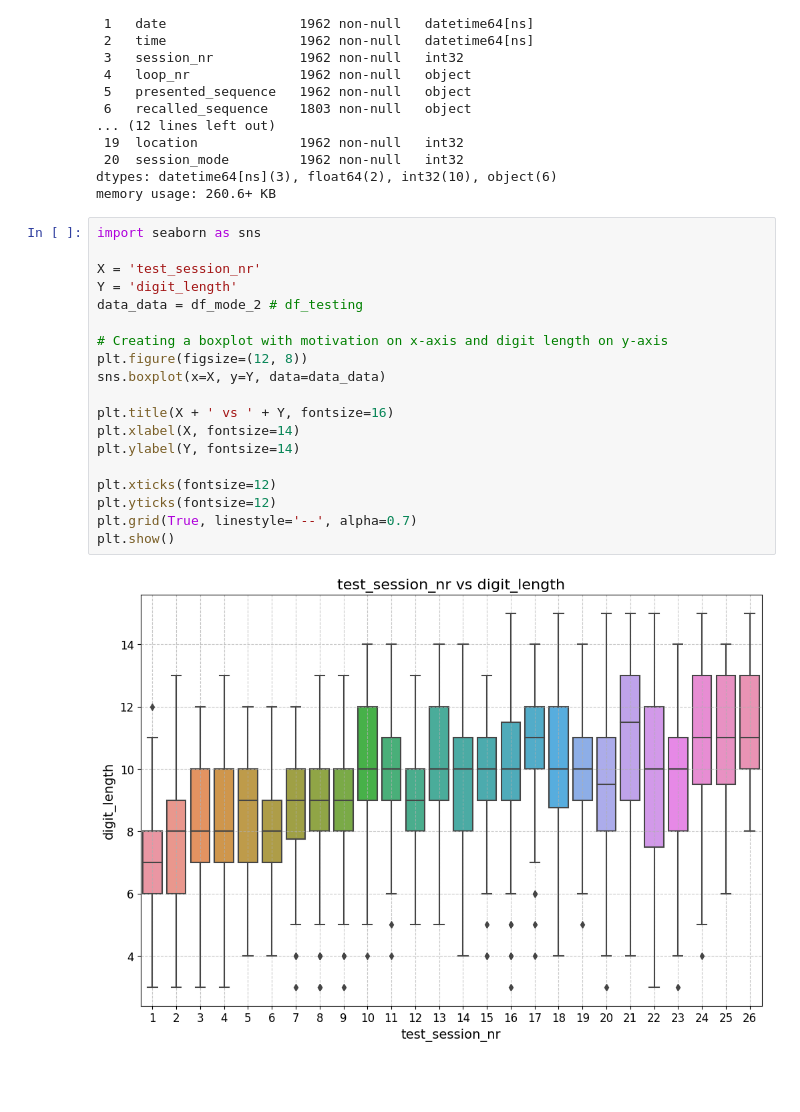
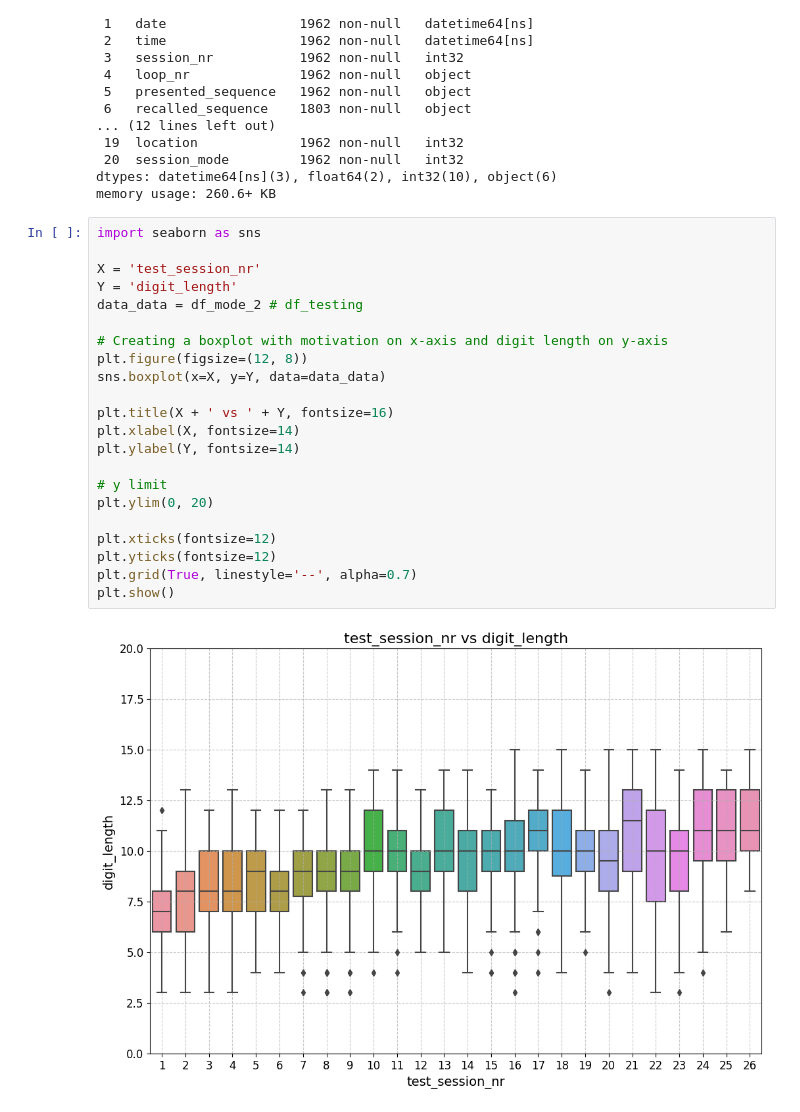
Before and after one commit to Faufreluche/Digit_Span_Trainer, a Jupyter notebook: results_analysis.ipynb, the cells around one changed output. Cells and saved outputs as stored; diff of their text form; blank space fills up the shorter version.

```diff
--- a/results_analysis.ipynb
+++ b/results_analysis.ipynb
@@ -472,21 +472,24 @@ memory usage: 260.6+ KB
 # %%
 import seaborn as sns
 
 X = 'test_session_nr'
 Y = 'digit_length'
 data_data = df_mode_2 # df_testing
 
 # Creating a boxplot with motivation on x-axis and digit length on y-axis
 plt.figure(figsize=(12, 8))
 sns.boxplot(x=X, y=Y, data=data_data)
 
 plt.title(X + ' vs ' + Y, fontsize=16)
 plt.xlabel(X, fontsize=14)
 plt.ylabel(Y, fontsize=14)
 
+# y limit
+plt.ylim(0, 20)
+
 plt.xticks(fontsize=12)
 plt.yticks(fontsize=12)
 plt.grid(True, linestyle='--', alpha=0.7)
 plt.show()
 # %% [output]
-[figure, old version]
+[figure, new version]
```
